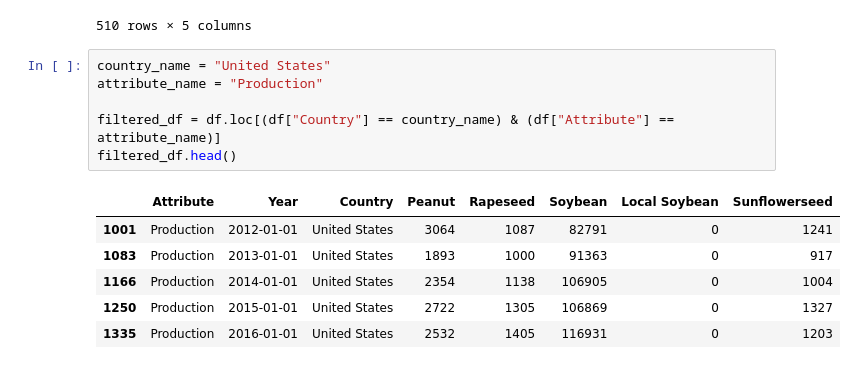
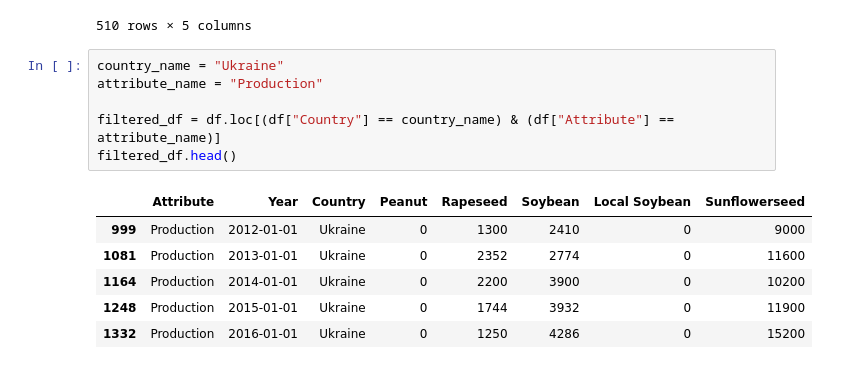
Before and after one commit to KenA99/USDA-Oilseeds, a Jupyter notebook: global_oilseed_project.ipynb, the cells around one changed output. Saved outputs shown, nothing was run; the diff lists cells and outputs as text.

```diff
--- a/global_oilseed_project.ipynb
+++ b/global_oilseed_project.ipynb
@@ -218,18 +218,18 @@ attributes_df.mean()
 |  | Zimbabwe | 98.909091 | 0.000000 | 59.454545 | 0.000000 | 0.000000 |
 510 rows × 5 columns
 # %%
-country_name = "United States"
+country_name = "Ukraine"
 attribute_name = "Production"
 
 filtered_df = df.loc[(df["Country"] == country_name) & (df["Attribute"] == attribute_name)]
 filtered_df.head()
 # %% [output]
 |  | Attribute | Year | Country | Peanut | Rapeseed | Soybean | Local Soybean | Sunflowerseed |
-| 1001 | Production | 2012-01-01 | United States | 3064 | 1087 | 82791 | 0 | 1241 |
-| 1083 | Production | 2013-01-01 | United States | 1893 | 1000 | 91363 | 0 | 917 |
-| 1166 | Production | 2014-01-01 | United States | 2354 | 1138 | 106905 | 0 | 1004 |
-| 1250 | Production | 2015-01-01 | United States | 2722 | 1305 | 106869 | 0 | 1327 |
-| 1335 | Production | 2016-01-01 | United States | 2532 | 1405 | 116931 | 0 | 1203 |
+| 999 | Production | 2012-01-01 | Ukraine | 0 | 1300 | 2410 | 0 | 9000 |
+| 1081 | Production | 2013-01-01 | Ukraine | 0 | 2352 | 2774 | 0 | 11600 |
+| 1164 | Production | 2014-01-01 | Ukraine | 0 | 2200 | 3900 | 0 | 10200 |
+| 1248 | Production | 2015-01-01 | Ukraine | 0 | 1744 | 3932 | 0 | 11900 |
+| 1332 | Production | 2016-01-01 | Ukraine | 0 | 1250 | 4286 | 0 | 15200 |
 # %%
 crop_name = "Soybean"
 fig1 = filtered_df.plot.line(x= "Year", y= crop_name)
```
Also changed, not shown: parts of 4 cells of this notebook.
